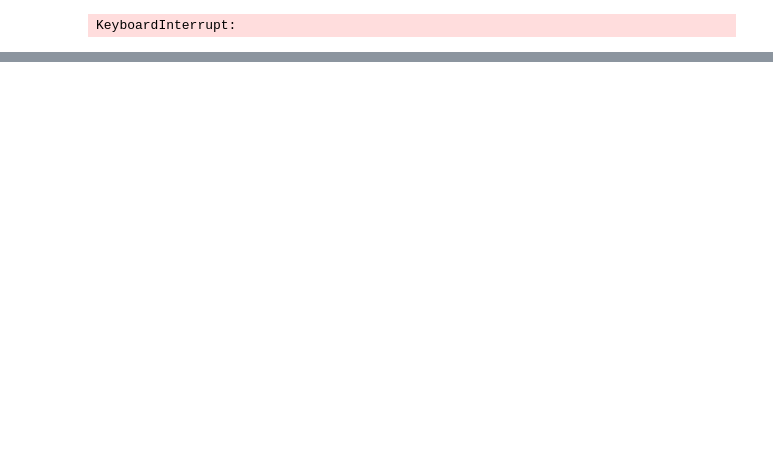
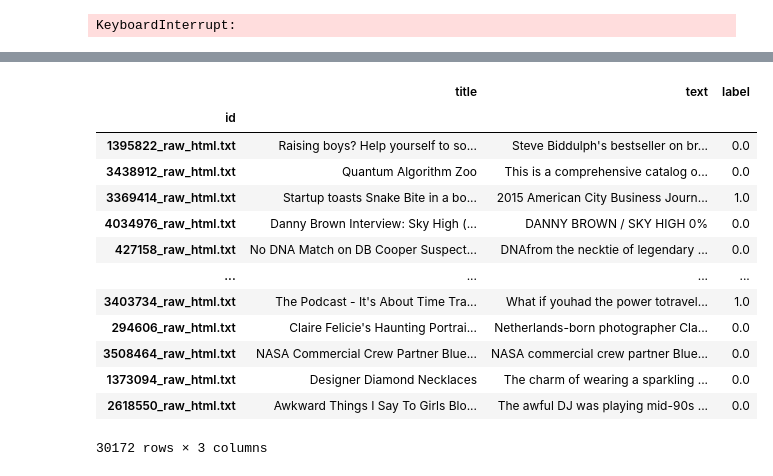
Before and after one commit to Kingsley-opoku/Native-Advertising-Classification, a Jupyter notebook: testing.ipynb, the cells around one changed output, grey strips where cells are left out. Cells and saved outputs as stored; diff of their text form; code cells hidden in the pictures; blank space fills up the shorter version.

Commit message:
adding csv with joined labels on id

```diff
--- a/testing.ipynb
+++ b/testing.ipynb
@@ -108,3 +117,8 @@ for subdir, dirs, files in os.walk(rootdir):
                     writer.writerow(row)
 # %% [output]
 KeyboardInterrupt:
+# %%
+df = pd.read_csv('data_30878_entries.csv')
+df.columns = ['id', 'title', 'text']
+# df.describe
+df
@@ -110,0 +139,3 @@ KeyboardInterrupt:
+# %%
+clean_df = df[df['id'].str.contains('_raw_html.txt')]
+clean_df
@@ -110,0 +156,3 @@ KeyboardInterrupt:
+# %%
+clean_df.dropna(subset=clean_df.columns, inplace=True)
+clean_df
@@ -110,0 +173,4 @@ KeyboardInterrupt:
+# %%
+labels = pd.read_csv('train_v2.csv')
+labels = labels.rename(columns={'file': 'id', 'sponsored': 'label'})
+labels
@@ -110,0 +191,18 @@ KeyboardInterrupt:
+# %%
+df_joined = clean_df.set_index('id').join(labels.set_index('id'))
+df_joined
+# %% [output]
+|  | title | text | label |
+| id |  |  |  |
+| 1395822_raw_html.txt | Raising boys? Help yourself to so... | Steve Biddulph's bestseller on br... | 0.0 |
+| 3438912_raw_html.txt | Quantum Algorithm Zoo | This is a comprehensive catalog o... | 0.0 |
+| 3369414_raw_html.txt | Startup toasts Snake Bite in a bo... | 2015 American City Business Journ... | 1.0 |
+| 4034976_raw_html.txt | Danny Brown Interview: Sky High (... | DANNY BROWN / SKY HIGH 0% | 0.0 |
+| 427158_raw_html.txt | No DNA Match on DB Cooper Suspect... | DNAfrom the necktie of legendary ... | 0.0 |
+| ... | ... | ... | ... |
+| 3403734_raw_html.txt | The Podcast - It's About Time Tra... | What if youhad the power totravel... | 1.0 |
+| 294606_raw_html.txt | Claire Felicie's Haunting Portrai... | Netherlands-born photographer Cla... | 0.0 |
+| 3508464_raw_html.txt | NASA Commercial Crew Partner Blue... | NASA commercial crew partner Blue... | 0.0 |
+| 1373094_raw_html.txt | Designer Diamond Necklaces | The charm of wearing a sparkling ... | 0.0 |
+| 2618550_raw_html.txt | Awkward Things I Say To Girls Blo... | The awful DJ was playing mid-90s ... | 0.0 |
+30172 rows × 3 columns
```
Also changed, not shown: parts of 8 cells of this notebook, 3 other files.
